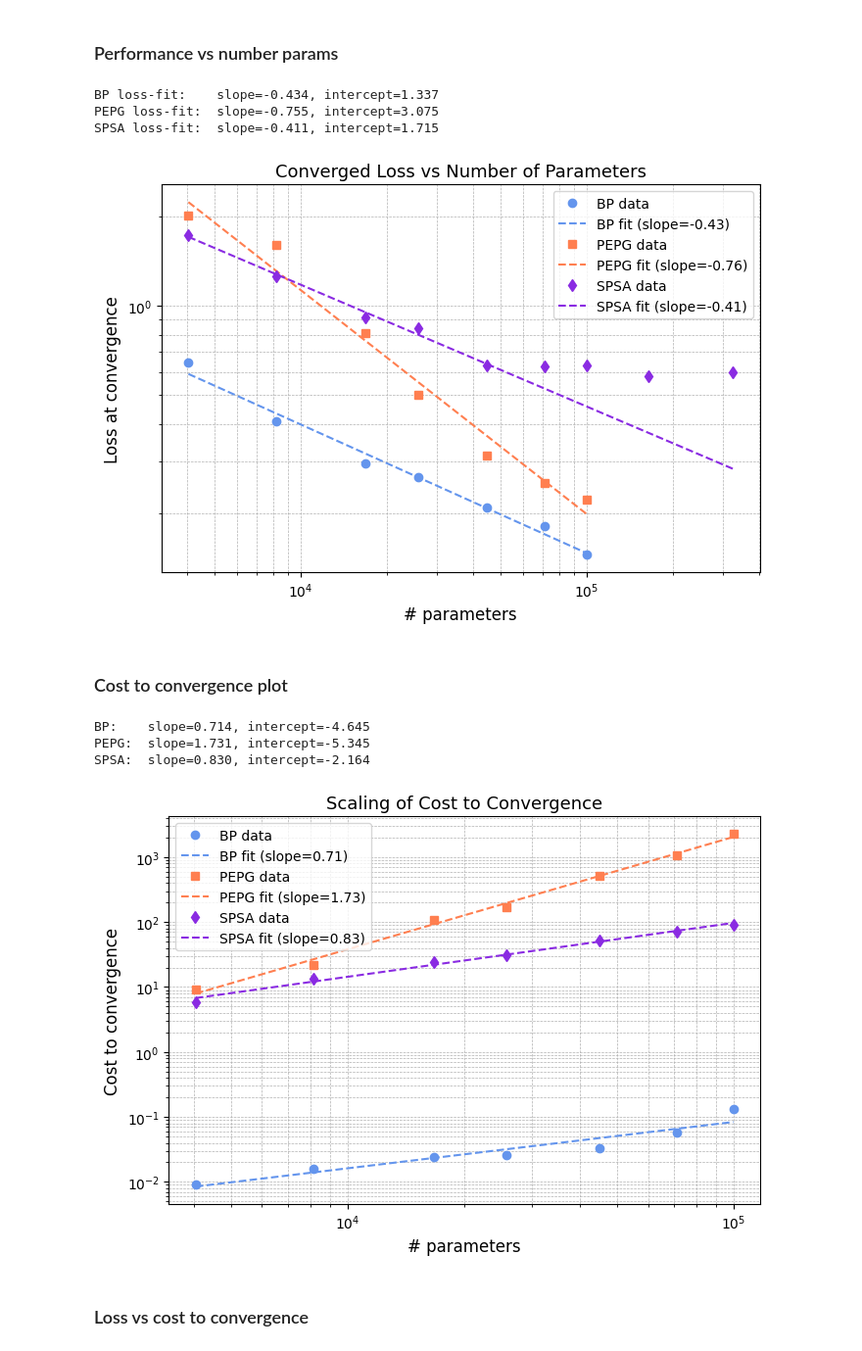
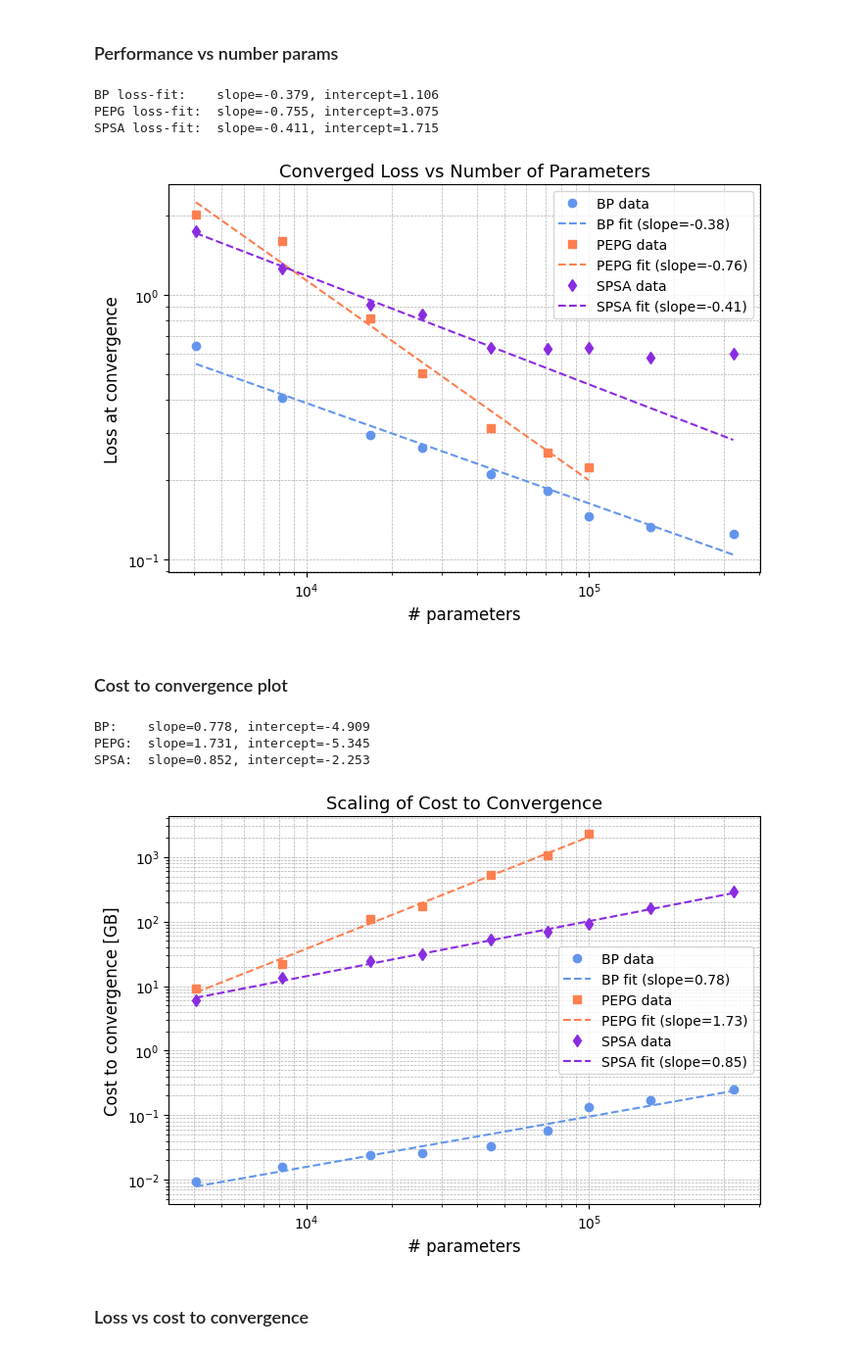
Before and after one commit to ASkalli/nonlinear_oscillator_network, a Jupyter notebook: MNIST/results/convergence_analysis.ipynb, the cells around one changed output. Shown at 98% size. Cells and saved outputs as stored; diff of their text form; code cells hidden in the pictures.

```diff
--- a/MNIST/results/convergence_analysis.ipynb
+++ b/MNIST/results/convergence_analysis.ipynb
@@ -320,15 +323,15 @@ intercept 0.851671893329662
 # %%
 knee_idx_SPSA[0] = 28000
 # %%
-N_neurons_vec = [5, 10, 20 ,30, 50, 75, 100]
+N_neurons_vec = [5, 10, 20 ,30, 50, 75, 100,150,250]
 
-with open('paramscan_PNN_BP_MNIST_l2reg.pkl', 'rb') as f:
+with gzip.open('paramscan_PNN_BP_MNIST_run1.pkl.gz', 'rb') as f:
     results_BP1 = pickle.load(f)
 
-with open('paramscan_PNN_BP_MNIST_l2reg_run2.pkl', 'rb') as f:
+with gzip.open('paramscan_PNN_BP_MNIST_run2.pkl.gz', 'rb') as f:
     results_BP2 = pickle.load(f)
 
-with open('paramscan_PNN_BP_MNIST_l2reg_run3.pkl', 'rb') as f:
+with gzip.open('paramscan_PNN_BP_MNIST_run3.pkl.gz', 'rb') as f:
     results_BP3 = pickle.load(f)
 
 dicts_list = [results_BP1, results_BP2,results_BP3]  # list of runs
@@ -385,21 +388,21 @@ array([1161,  953,  715,  516,  372,  413,  660])
 # %%
-N_dim_vec = []
+N_dim_vec_BP = []
 for k in range(len(avg_results_BP)):
     N_dim = int(avg_results_BP[k]['n_params'])
-    N_dim_vec.append(N_dim)
+    N_dim_vec_BP.append(N_dim)
 #N_dim_vec = [4045, 8180, 16750, 25720, 44860, 71035, 99710]
 
-print(N_dim_vec)
+print(N_dim_vec_BP)
 # peak memory data below was measured with the following terminal command  : "scalene --html memory_profile_SPSA.py" only need to change N_dim in the .py script repeatedly
 #added tracemalloc memory profiling because scalene does not monitor such a low memory usage per epoch
-BP_mem_perepoch = np.array([0.016,0.033,0.067, 0.1, 0.179, 0.284, 0.399])/2/1000
+BP_mem_perepoch = np.array([0.016,0.033,0.067, 0.1, 0.179, 0.284, 0.399,0.658 ,1.297])/2/1000
 
 #BP_mem_perepoch = [0.193,0.193, 0.45,1.049 ,3.3 ,6.2,6.618] # cost in MB more accurate
 
 BP_cost_to_conv = BP_mem_perepoch * knee_idx_BP
-plt.loglog(N_dim_vec,BP_cost_to_conv,'--.')
+plt.loglog(N_dim_vec_BP,BP_cost_to_conv,'--.')
 
-a_BP, b_BP = np.polyfit(np.log10(N_dim_vec), np.log10(BP_cost_to_conv), 1)  # linear fit
+a_BP, b_BP = np.polyfit(np.log10(N_dim_vec_BP), np.log10(BP_cost_to_conv), 1)  # linear fit
 print(f'slope {a_BP}')
 print(f'intercept {b_BP}')
 # %% [output]
@@ -411,7 +414,7 @@ intercept -4.6448798354752725
 ### Performance vs number params
 # %%
 # ----- power-law fits (log-log) -----
-a_BP_l,   b_BP_l   = np.polyfit(np.log10(N_dim_vec), np.log10(loss_BP_conv),   1)
+a_BP_l,   b_BP_l   = np.polyfit(np.log10(N_dim_vec_BP), np.log10(loss_BP_conv),   1)
 a_PEPG_l, b_PEPG_l = np.polyfit(np.log10(N_dim_vec), np.log10(loss_PEPG_conv), 1)
 a_SPSA_l, b_SPSA_l = np.polyfit(np.log10(N_dim_vec_SPSA[:-4]), np.log10(loss_SPSA_conv[:-4]), 1)
 
@@ -420,7 +423,7 @@ print(f"PEPG loss-fit:  slope={a_PEPG_l:.3f}, intercept={b_PEPG_l:.3f}")
 print(f"SPSA loss-fit:  slope={a_SPSA_l:.3f}, intercept={b_SPSA_l:.3f}")
 
 # Predicted fits in original scale
-fit_BP    = 10**(a_BP_l   * np.log10(N_dim_vec) + b_BP_l)
+fit_BP    = 10**(a_BP_l   * np.log10(N_dim_vec_BP) + b_BP_l)
 fit_PEPG  = 10**(a_PEPG_l * np.log10(N_dim_vec) + b_PEPG_l)
 fit_SPSA  = 10**(a_SPSA_l * np.log10(N_dim_vec_SPSA) + b_SPSA_l)
 
@@ -428,8 +431,8 @@ fit_SPSA  = 10**(a_SPSA_l * np.log10(N_dim_vec_SPSA) + b_SPSA_l)
 plt.figure(figsize=(7,5))
 
 # BP — cornflower blue
-plt.loglog(N_dim_vec, loss_BP_conv, 'o', color='cornflowerblue', label='BP data')
-plt.loglog(N_dim_vec, fit_BP, '--',  color='cornflowerblue', label=f'BP fit (slope={a_BP_l:.2f})')
+plt.loglog(N_dim_vec_BP, loss_BP_conv, 'o', color='cornflowerblue', label='BP data')
+plt.loglog(N_dim_vec_BP, fit_BP, '--',  color='cornflowerblue', label=f'BP fit (slope={a_BP_l:.2f})')
 
 # PEPG — coral
 plt.loglog(N_dim_vec, loss_PEPG_conv, 's', color='coral', label='PEPG data')
@@ -447,51 +450,51 @@ plt.grid(True, which="both", ls="--", lw=0.5)
 plt.tight_layout()
 plt.show()
 # %% [output]
-BP loss-fit:    slope=-0.434, intercept=1.337
+BP loss-fit:    slope=-0.379, intercept=1.106
 PEPG loss-fit:  slope=-0.755, intercept=3.075
 SPSA loss-fit:  slope=-0.411, intercept=1.715
-[figure, old version]
+[figure, new version]
 # %% [markdown]
 ### Cost to convergence plot
 # %%
 # Fit lines (log-log)
-a_BP, b_BP = np.polyfit(np.log10(N_dim_vec), np.log10(BP_cost_to_conv), 1)
+a_BP, b_BP = np.polyfit(np.log10(N_dim_vec_BP), np.log10(BP_cost_to_conv), 1)
 a_PEPG, b_PEPG = np.polyfit(np.log10(N_dim_vec), np.log10(PEPG_cost_to_conv), 1)
-a_SPSA, b_SPSA = np.polyfit(np.log10(N_dim_vec), np.log10(SPSA_cost_to_conv), 1)
+a_SPSA, b_SPSA = np.polyfit(np.log10(N_dim_vec_SPSA), np.log10(SPSA_cost_to_conv), 1)
 
 # Print slopes and intercepts
 print(f"BP:    slope={a_BP:.3f}, intercept={b_BP:.3f}")
 print(f"PEPG:  slope={a_PEPG:.3f}, intercept={b_PEPG:.3f}")
 print(f"SPSA:  slope={a_SPSA:.3f}, intercept={b_SPSA:.3f}")
 
 # Plot data and fits
 plt.figure(figsize=(7,5))
 
 # BP - black
-plt.loglog(N_dim_vec, BP_cost_to_conv, 'o', color='cornflowerblue', label='BP data')
-plt.loglog(N_dim_vec, 10**(a_BP*np.log10(N_dim_vec) + b_BP), '--', color='cornflowerblue', label=f'BP fit (slope={a_BP:.2f})')
+plt.loglog(N_dim_vec_BP, BP_cost_to_conv, 'o', color='cornflowerblue', label='BP data')
+plt.loglog(N_dim_vec_BP, 10**(a_BP*np.log10(N_dim_vec_BP) + b_BP), '--', color='cornflowerblue', label=f'BP fit (slope={a_BP:.2f})')
 
 # PEPG - orange
 plt.loglog(N_dim_vec, PEPG_cost_to_conv, 's', color='coral', label='PEPG data')
 plt.loglog(N_dim_vec, 10**(a_PEPG*np.log10(N_dim_vec) + b_PEPG), '--', color='coral', label=f'PEPG fit (slope={a_PEPG:.2f})')
 
 # SPSA - purple
-plt.loglog(N_dim_vec, SPSA_cost_to_conv, 'd', color='blueviolet', label='SPSA data')
-plt.loglog(N_dim_vec, 10**(a_SPSA*np.log10(N_dim_vec) + b_SPSA), '--', color='blueviolet', label=f'SPSA fit (slope={a_SPSA:.2f})')
+plt.loglog(N_dim_vec_SPSA, SPSA_cost_to_conv, 'd', color='blueviolet', label='SPSA data')
+plt.loglog(N_dim_vec_SPSA, 10**(a_SPSA*np.log10(N_dim_vec_SPSA) + b_SPSA), '--', color='blueviolet', label=f'SPSA fit (slope={a_SPSA:.2f})')
 
 # Labels and style
 plt.xlabel(r'# parameters', fontsize=12)
 plt.ylabel('Cost to convergence [GB]', fontsize=12)
 plt.title('Scaling of Cost to Convergence', fontsize=13)
 plt.legend()
 plt.grid(True, which="both", ls="--", lw=0.5)
 plt.tight_layout()
 plt.show()
 # %% [output]
-BP:    slope=0.714, intercept=-4.645
+BP:    slope=0.778, intercept=-4.909
 PEPG:  slope=1.731, intercept=-5.345
-SPSA:  slope=0.830, intercept=-2.164
+SPSA:  slope=0.852, intercept=-2.253
-[figure, old version]
+[figure, new version]
 # %% [markdown]
 ### Loss vs cost to convergence
 # %%
```
Also changed, not shown: parts of 6 cells of this notebook, 13 other files.
